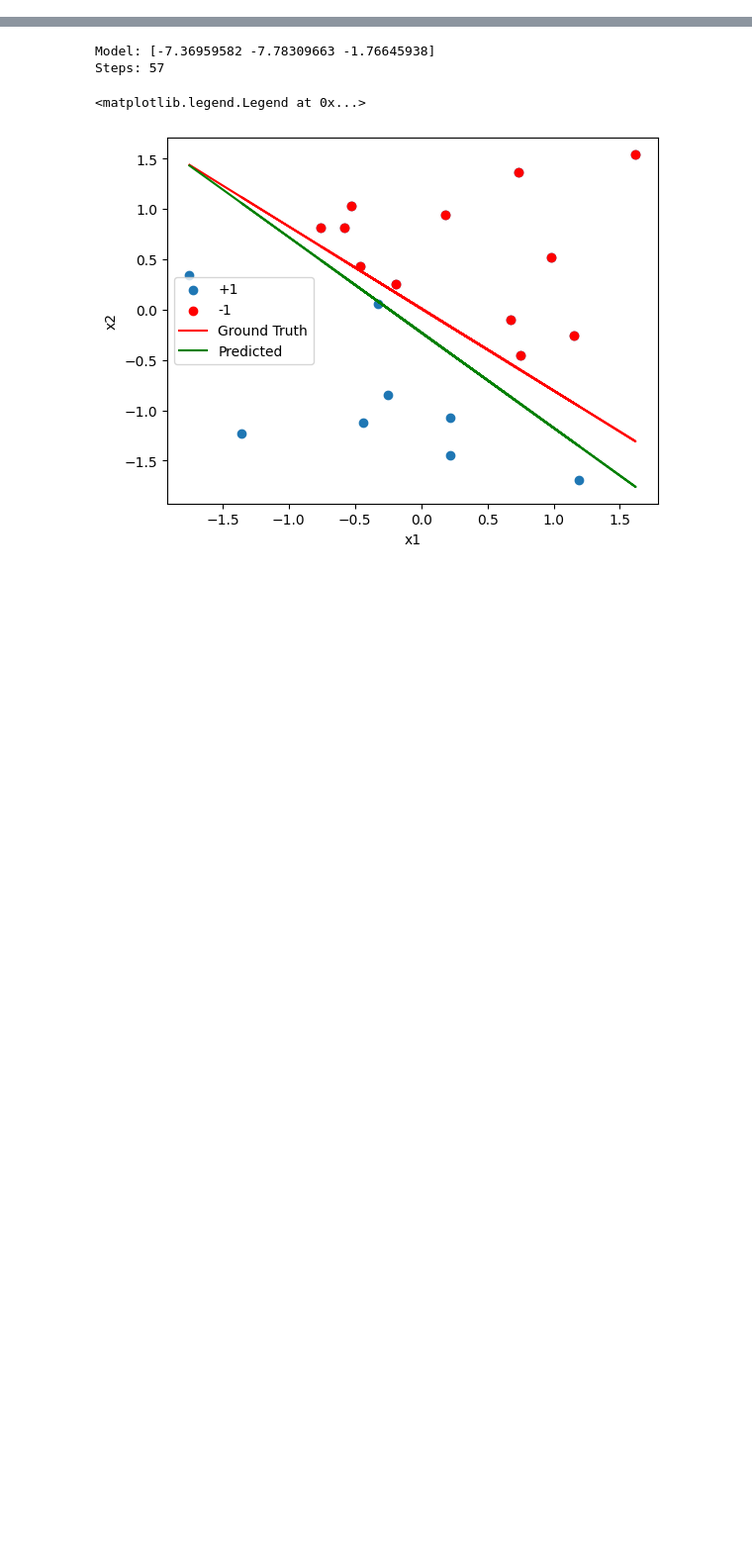
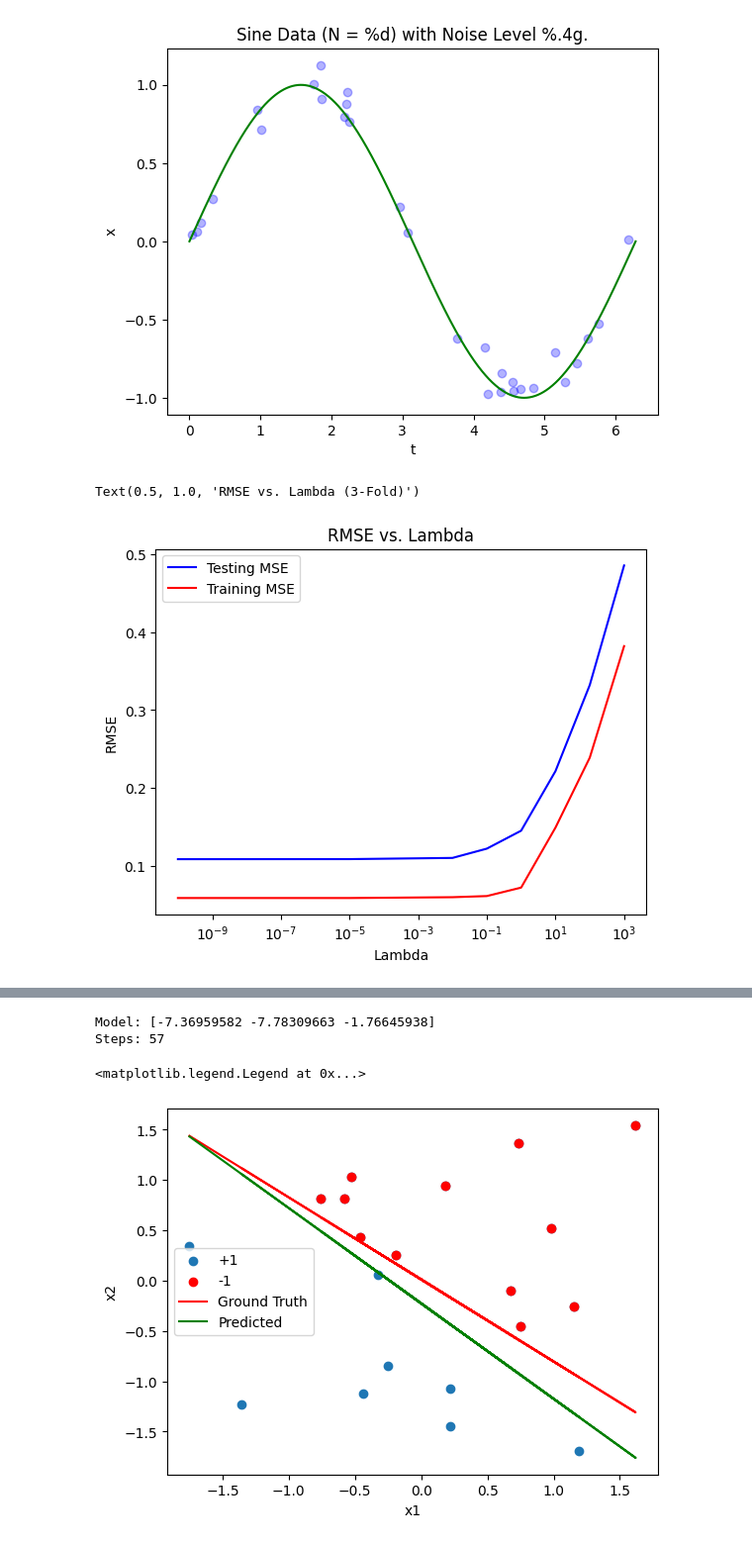
Before and after one commit to KyleTaft/Fall23, a Jupyter notebook: CSE404/taft_hw2/taft_hw2.ipynb, the cells around one changed output, grey strips where cells are left out. Shown at 99% size. Drawn from its saved outputs; the diff is of its cells as text; code cells hidden in the pictures; blank space fills up the shorter version.

```diff
--- a/CSE404/taft_hw2/taft_hw2.ipynb
+++ b/CSE404/taft_hw2/taft_hw2.ipynb
@@ -252,0 +223,74 @@ def ridge_regression(feature, target, lam = 1e-17):
+# %%
+# LINEAR REGRESSION MAIN (TODO)
+
+# Complete Least Squares, Ridge Regression, MSE functions
+# Randomly generate & plot 30 data points using sine function
+# Randomly split the dataset
+# For each lambda, use Ridge Regression to calculate & plot MSE for training & testing sets
+# Implement k-fold CV & choose best lambda
+
+np.random.seed(404)
+
+data, label, f = sine_data(30, 10, plot_data = True)
+
+# Randomly split the dataset
+data_tr, data_te, label_tr, label_te = rand_split_train_test(data, label, 0.7)
+
+lamdas = [1e-10, 1e-5, 1e-2, 1e-1, 1, 10, 100, 1000]
+
+testing_mse = []
+training_mse = []
+
+for lam in lamdas:
+    w = ridge_regression(data_tr, label_tr, lam)
+    label_tr_pred = np.dot(data_tr, w)
+    label_te_pred = np.dot(data_te, w)
+    mse_tr = mean_squared_error(label_tr, label_tr_pred)
+    mse_te = mean_squared_error(label_te, label_te_pred)
+    testing_mse.append(mse_te)
+    training_mse.append(mse_tr)
+
+plt.figure()
+plt.plot(lamdas, testing_mse, linestyle = '-', color = 'b', label = 'Testing MSE')
+plt.plot(lamdas, training_mse, linestyle = '-', color = 'r', label = 'Training MSE')
+plt.xlabel("Lambda")
+plt.ylabel("RMSE")
+plt.xscale('log')
+plt.title("RMSE vs. Lambda")
+plt.legend()
+
+# Question 6
+k = 3
+avg_mse = []
+for fold in range(k):
+    train,val = k_fold_cross_validation(fold, k, len(data_tr))
+    data = data_tr[train]
+    label = label_tr[train]
+    data_val = data_tr[val]
+    label_val = label_tr[val]
+
+    lamdas = [1e-10, 1e-5, 1e-2, 1e-1, 1, 10, 100, 1000]
+
+    testing_mse = []
+    training_mse = []
+
+    for lam in lamdas:
+        w = ridge_regression(data, label, lam)
+        label_te_pred = np.dot(data_val, w)
+        mse_te = mean_squared_error(label_val, label_te_pred)
+        testing_mse.append(mse_te)
+
+    avg_mse.append(testing_mse)
+
+avg_mse = np.mean(avg_mse, axis = 0)
+
+plt.figure()
+plt.plot(lamdas, avg_mse, linestyle = '-', color = 'b', label = 'Testing RMSE K-Fold')
+plt.xlabel("Lambda")
+plt.ylabel("RMSE")
+plt.xscale('log')
+plt.title("RMSE vs. Lambda (3-Fold)")
+# %% [output]
+[figure, added]
+Text(0.5, 1.0, 'RMSE vs. Lambda (3-Fold)')
+[figure, added]
```
Also changed, not shown: parts of 4 cells of this notebook, 1 other file.
